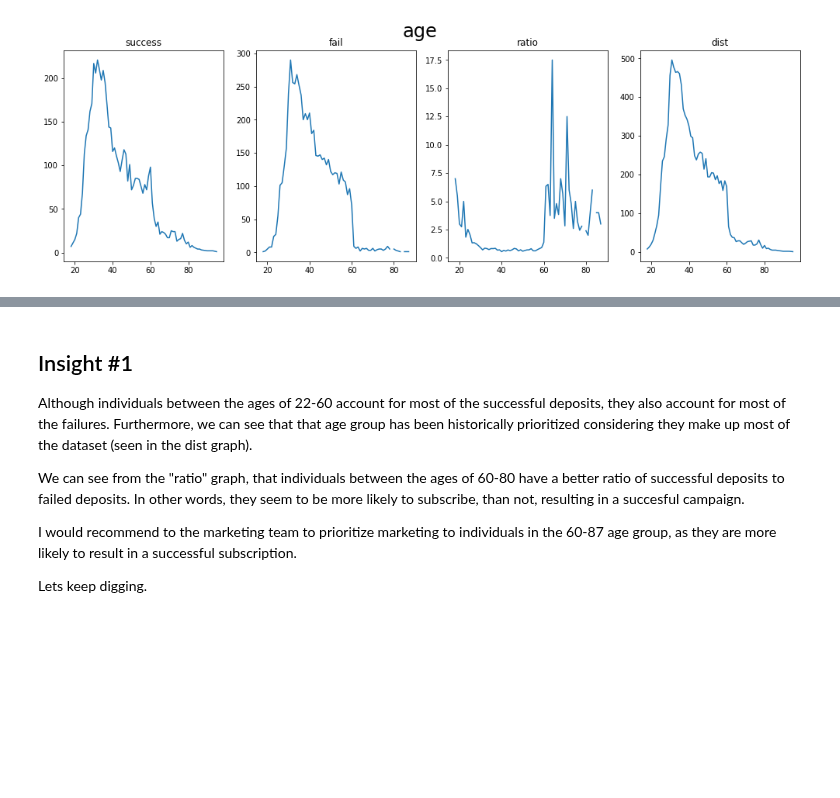
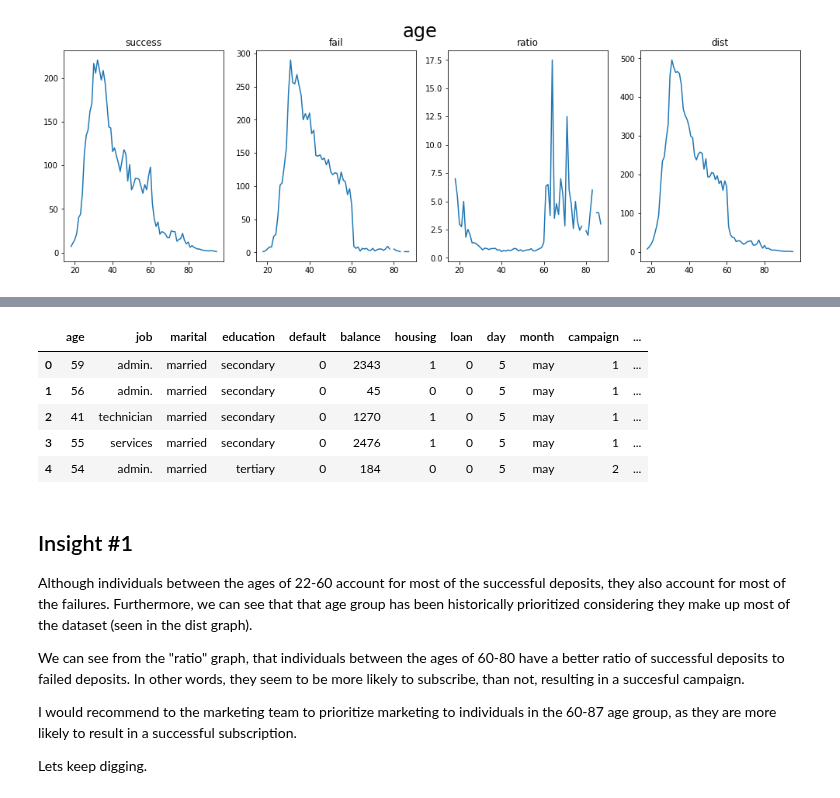
Before and after one commit to Edwardp17/Kaggle, a Jupyter notebook: marketing_bank/marketing_bank.ipynb, the cells around one changed output, grey strips where cells are left out. Cells and saved outputs as stored; diff of their text form; code cells hidden in the pictures; blank space fills up the shorter version.

```diff
--- a/marketing_bank/marketing_bank.ipynb
+++ b/marketing_bank/marketing_bank.ipynb
@@ -185,3 +209,17 @@ viz_rel_num(df, viz_num_cols)
+# %%
+#delete some features that I determine to be unimportant
+#contact seems to be an irrelevant feature as I dont see how contact via a cell phone or telephone is that much different or would sway a subcription decision
+#poutcome: a majority of these values are 'unknown' and therefore irrelevant
+#I will also delete the duration feature, I think there is too much ambiguity in this feature as it is not known before a call is made
+df.drop(['contact', 'poutcome','duration'], axis = 1, inplace = True)
+df.head()
+# %% [output]
+|  | age | job | marital | education | default | balance | housing | loan | day | month | campaign | ... |
+| 0 | 59 | admin. | married | secondary | 0 | 2343 | 1 | 0 | 5 | may | 1 | ... |
+| 1 | 56 | admin. | married | secondary | 0 | 45 | 0 | 0 | 5 | may | 1 | ... |
+| 2 | 41 | technician | married | secondary | 0 | 1270 | 1 | 0 | 5 | may | 1 | ... |
+| 3 | 55 | services | married | secondary | 0 | 2476 | 1 | 0 | 5 | may | 1 | ... |
+| 4 | 54 | admin. | married | tertiary | 0 | 184 | 0 | 0 | 5 | may | 2 | ... |
 # %% [markdown]
 ## Insight #1
 Although individuals between the ages of 22-60 account for most of the successful deposits, they also account for most of the failures. Furthermore, we can see that that age group has been historically prioritized considering they make up most of the dataset (seen in the dist graph).
```
Also changed, not shown: parts of 23 cells of this notebook, 1 other file.
